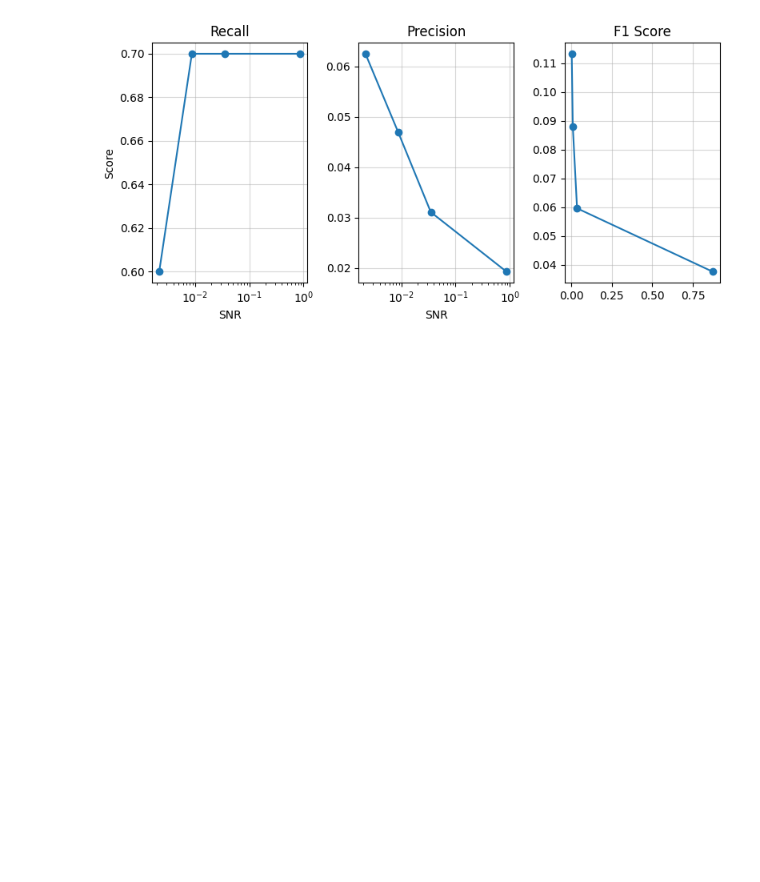
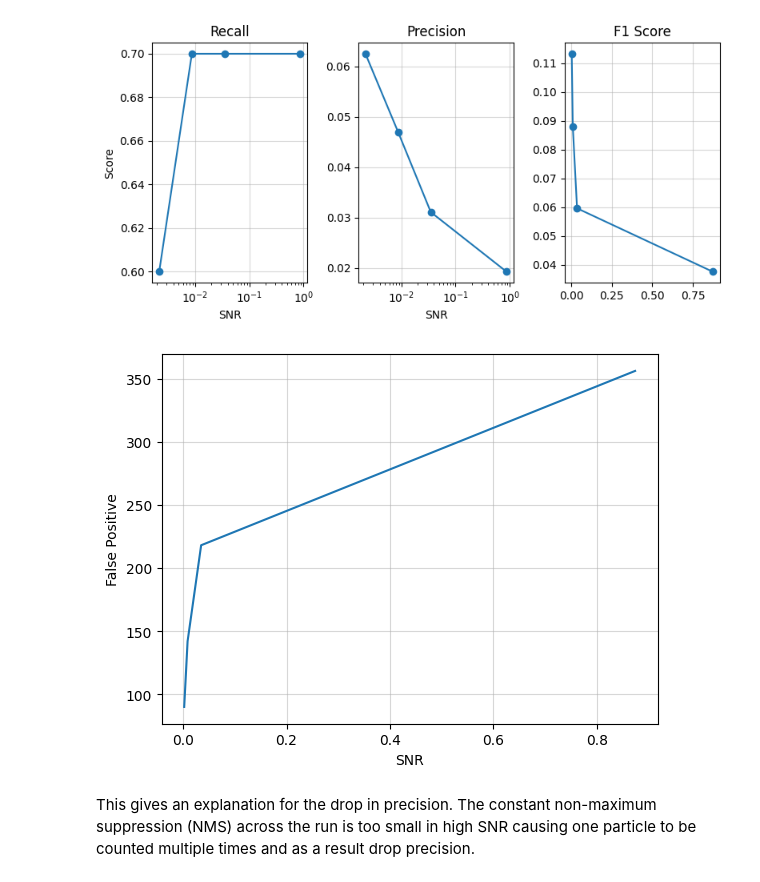
Before and after one commit to oppositecategory/3D_KLT, a Jupyter notebook: notebooks/evaluations.ipynb, the cells around one changed output. Saved outputs shown, nothing was run; the diff lists cells and outputs as text; code cells hidden in the pictures; blank space fills up the shorter version.

```diff
--- a/notebooks/evaluations.ipynb
+++ b/notebooks/evaluations.ipynb
@@ -323,3 +323,12 @@ ax[2].set_title('F1 Score')
 plt.tight_layout()
 # %% [output]
 [figure]
+# %%
+fps  = [result['FP'] for result in results]
+plt.plot(snrs, fps)
+plt.ylabel("False Positive")
+plt.xlabel("SNR");
+# %% [output]
+[figure, added]
+# %% [markdown]
+This gives an explanation for the drop in precision. The constant non-maximum suppression (NMS) across the run is too small in high SNR causing one particle to be counted multiple times and as a result drop precision.
```
